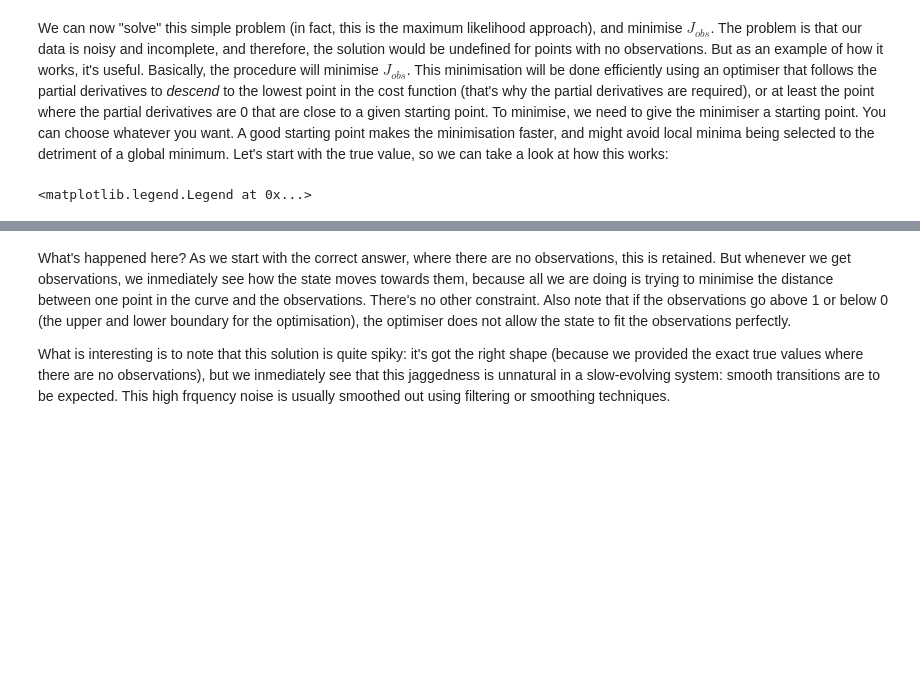
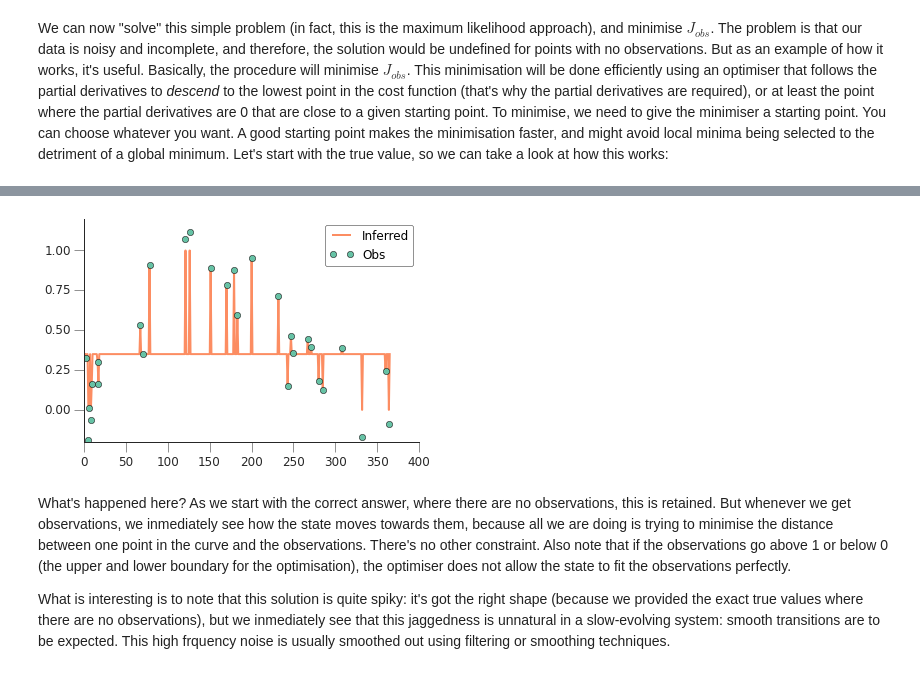
Before and after one commit to jgomezdans/da_esa_wkshp, a Jupyter notebook: ASimpleSmoother.ipynb, the cells around one changed output, grey strips where cells are left out. Drawn from its saved outputs; the diff is of its cells as text; code cells hidden in the pictures; blank space fills up the shorter version.

```diff
--- a/ASimpleSmoother.ipynb
+++ b/ASimpleSmoother.ipynb
@@ -125,9 +110,9 @@ We can now "solve" this simple problem (in fact, this is the maximum likelihood
 Basically, the procedure will minimise $J_{obs}$. This minimisation will be done efficiently using an optimiser that follows the partial derivatives to *descend* to the lowest point in the cost function (that's why the partial derivatives are required), or at least the point where the partial derivatives are 0 that are close to a given starting point.
 To minimise, we need to give the minimiser a starting point. You can choose whatever you want. A good starting point makes the minimisation faster, and might avoid local minima being selected to the detriment of a global minimum. Let's start with the true value, so we can take a look at how this works:
 # %%
-retval = the_state.optimize(x0={'magnitude':np.ones(365)*0.5 })
+retval = the_state.optimize(x0={'magnitude':np.ones(365)*0.35 })
 plt.plot ( x, retval['real_map']['magnitude'], '-', label="Inferred")
 plt.plot(x, yN, 'o', label="Obs")
 plt.legend(loc='best')
+pretty_axes(plt.gca())
 # %% [output]
-<matplotlib.legend.Legend at 0x...>
@@ -135,3 +119,4 @@ plt.legend(loc='best')
+[figure, added]
 # %% [markdown]
 What's happened here? As we start with the correct answer, where there are no observations, this is retained. But whenever we get observations, we inmediately see how the state moves towards them, because all we are doing is trying to minimise the distance between one point in the curve and the observations. There's no other constraint. Also note that if the observations go above 1 or below 0 (the upper and lower boundary for the optimisation), the optimiser does not allow the state to fit the observations perfectly.
 
```
Also changed, not shown: parts of 12 cells of this notebook.
